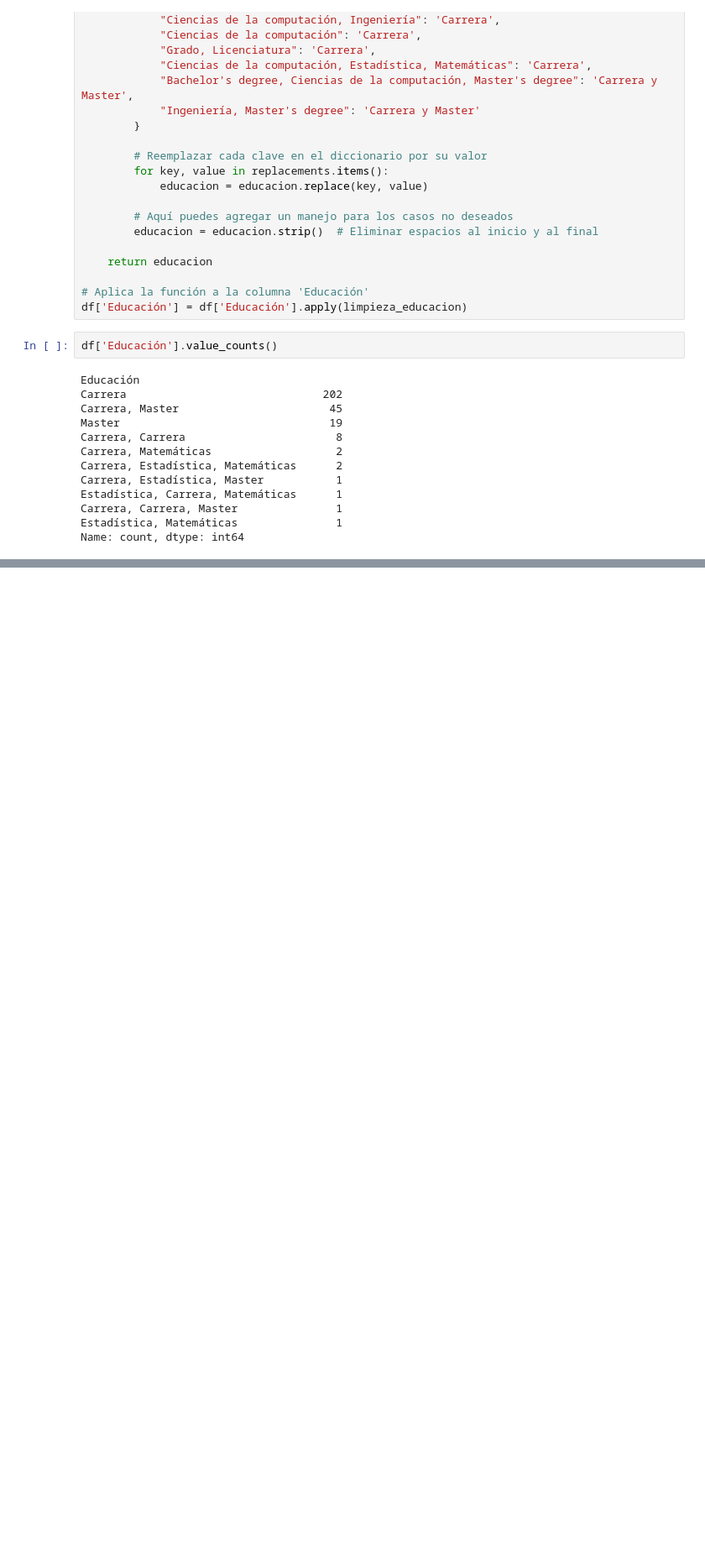
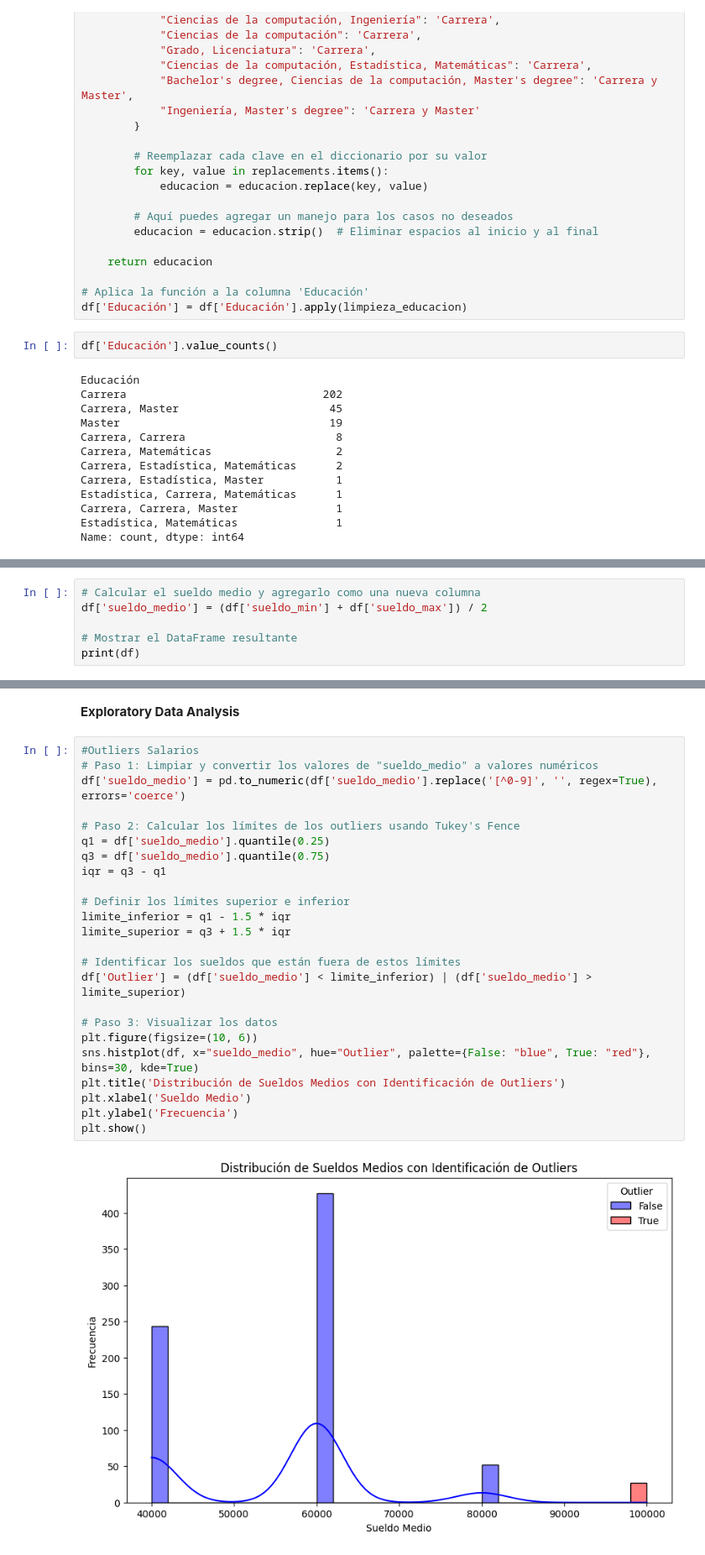
Before and after one commit to PabloContreras45/Proyecto-empleo, a Jupyter notebook: 03.empleo_analisis.ipynb, the cells around one changed output, grey strips where cells are left out. Shown: that part at 84% size. Cells and saved outputs as stored; diff of their text form; blank space fills up the shorter version.

```diff
--- a/03.empleo_analisis.ipynb
+++ b/03.empleo_analisis.ipynb
@@ -308,0 +350,6 @@ Name: count, dtype: int64
+# %%
+# Calcular el sueldo medio y agregarlo como una nueva columna
+df['sueldo_medio'] = (df['sueldo_min'] + df['sueldo_max']) / 2
+
+# Mostrar el DataFrame resultante
+print(df)
@@ -308,0 +390,28 @@ Name: count, dtype: int64
+# %% [markdown]
+**Exploratory Data Analysis**
+# %%
+#Outliers Salarios
+# Paso 1: Limpiar y convertir los valores de "sueldo_medio" a valores numéricos
+df['sueldo_medio'] = pd.to_numeric(df['sueldo_medio'].replace('[^0-9]', '', regex=True), errors='coerce')
+
+# Paso 2: Calcular los límites de los outliers usando Tukey's Fence
+q1 = df['sueldo_medio'].quantile(0.25)
+q3 = df['sueldo_medio'].quantile(0.75)
+iqr = q3 - q1
+
+# Definir los límites superior e inferior
+limite_inferior = q1 - 1.5 * iqr
+limite_superior = q3 + 1.5 * iqr
+
+# Identificar los sueldos que están fuera de estos límites
+df['Outlier'] = (df['sueldo_medio'] < limite_inferior) | (df['sueldo_medio'] > limite_superior)
+
+# Paso 3: Visualizar los datos
+plt.figure(figsize=(10, 6))
+sns.histplot(df, x="sueldo_medio", hue="Outlier", palette={False: "blue", True: "red"}, bins=30, kde=True)
+plt.title('Distribución de Sueldos Medios con Identificación de Outliers')
+plt.xlabel('Sueldo Medio')
+plt.ylabel('Frecuencia')
+plt.show()
+# %% [output]
+[figure, added]
```
Also changed, not shown: parts of 7 cells of this notebook.
